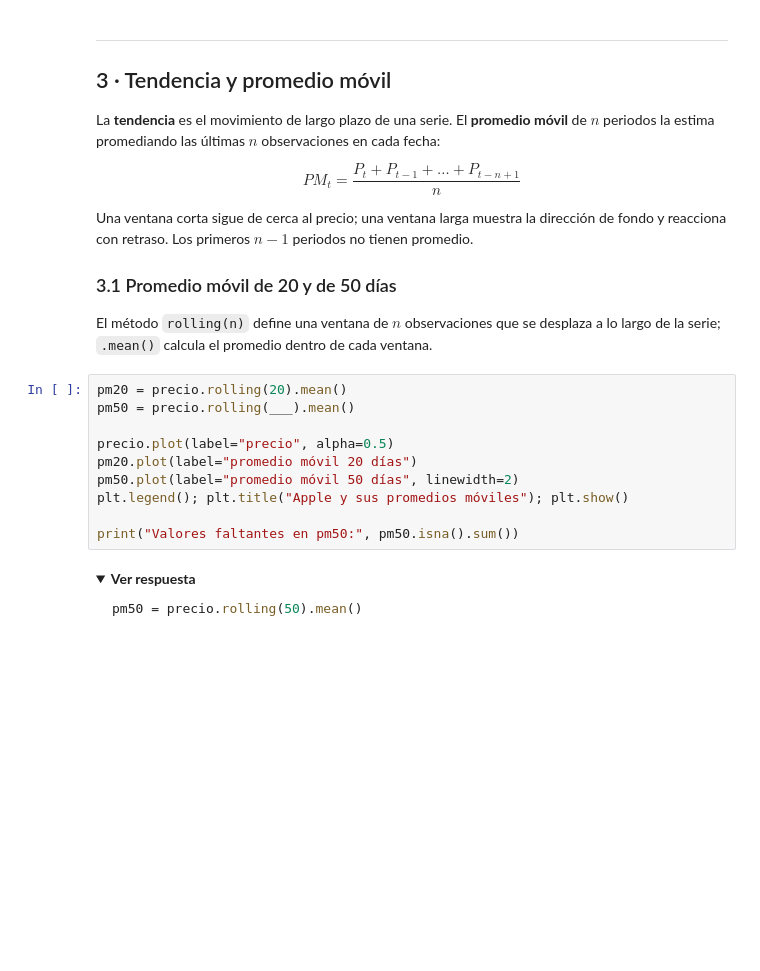
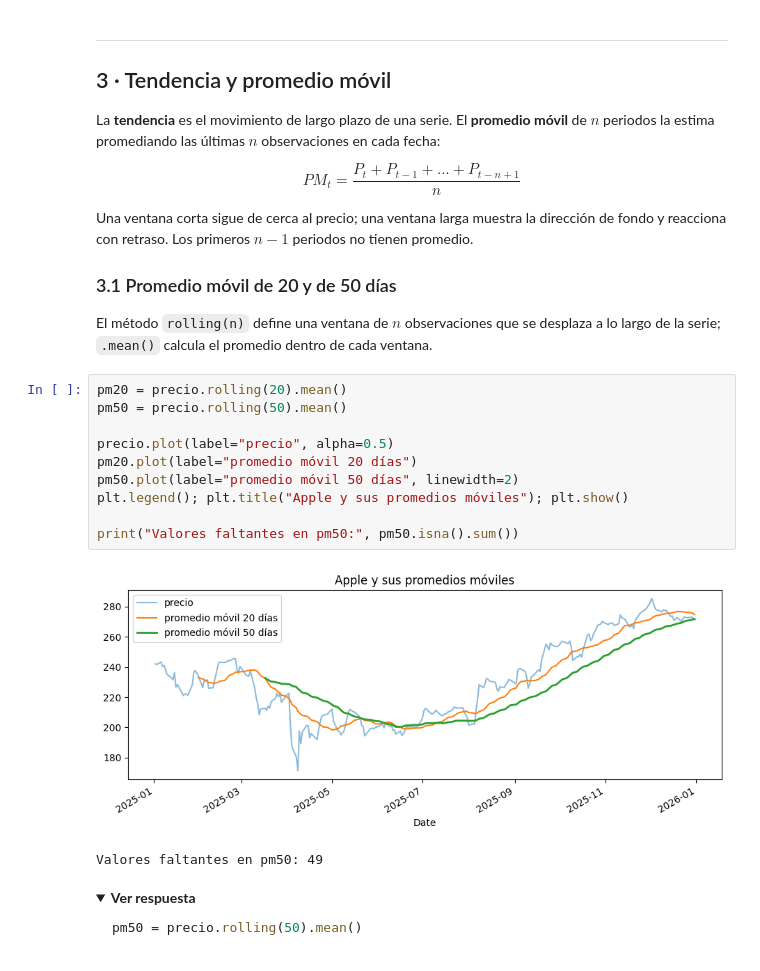
Before and after one commit to manuelabr241-eng/Simuladordecalcularuncredito, a Jupyter notebook: S21_Taller5_Series_Temporales_Python.ipynb, the cells around one changed output. Drawn from its saved outputs; the diff is of its cells as text; folded sections open; blank space fills up the shorter version.

```diff
--- a/S21_Taller5_Series_Temporales_Python.ipynb
+++ b/S21_Taller5_Series_Temporales_Python.ipynb
@@ -222,14 +262,17 @@ Una ventana corta sigue de cerca al precio; una ventana larga muestra la direcci
 El método `rolling(n)` define una ventana de $n$ observaciones que se desplaza a lo largo de la serie; `.mean()` calcula el promedio dentro de cada ventana.
 # %%
 pm20 = precio.rolling(20).mean()
-pm50 = precio.rolling(___).mean()
+pm50 = precio.rolling(50).mean()
 
 precio.plot(label="precio", alpha=0.5)
 pm20.plot(label="promedio móvil 20 días")
 pm50.plot(label="promedio móvil 50 días", linewidth=2)
 plt.legend(); plt.title("Apple y sus promedios móviles"); plt.show()
 
 print("Valores faltantes en pm50:", pm50.isna().sum())
+# %% [output]
+[figure, added]
+Valores faltantes en pm50: 49
 # %% [markdown]
 <details><summary><b>Ver respuesta</b></summary>
 
```
Also changed, not shown: parts of 20 cells of this notebook.
